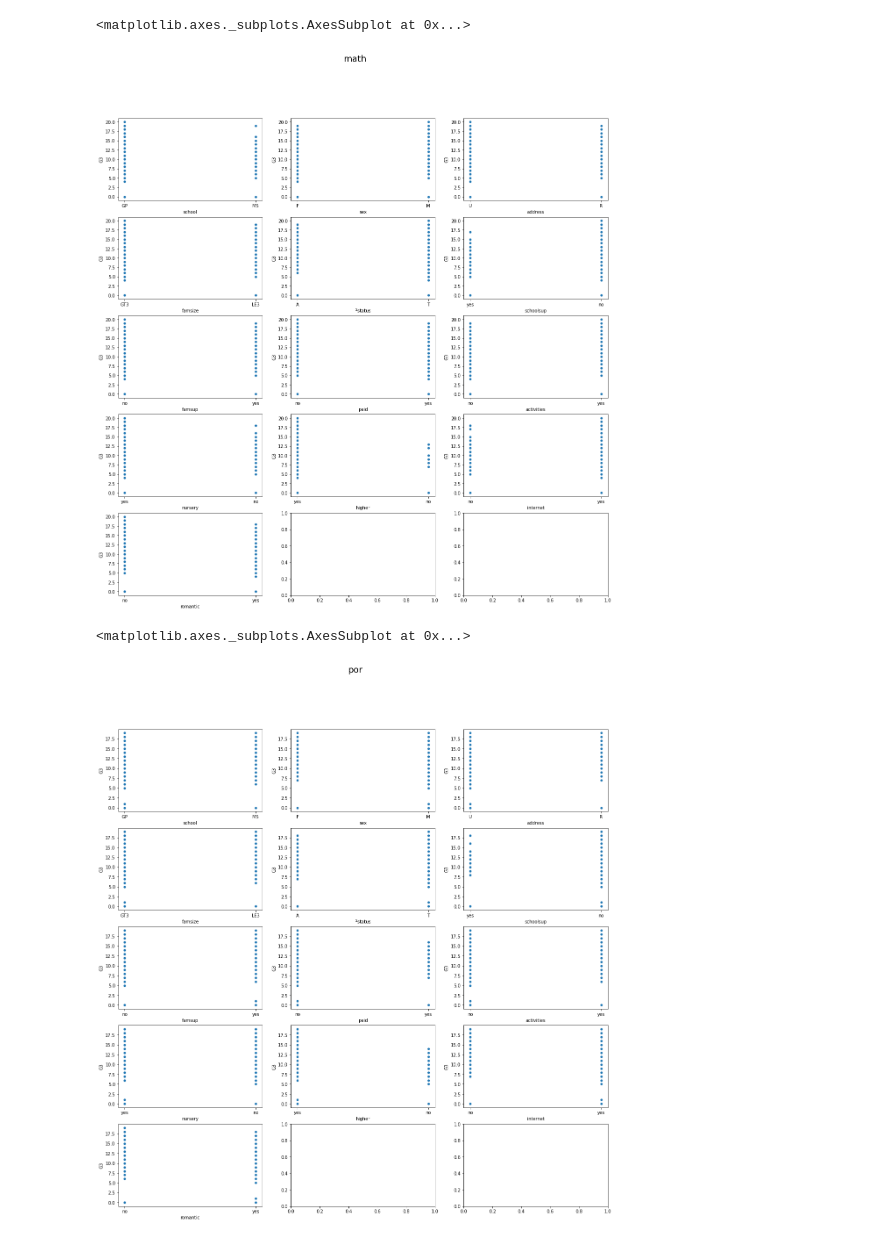
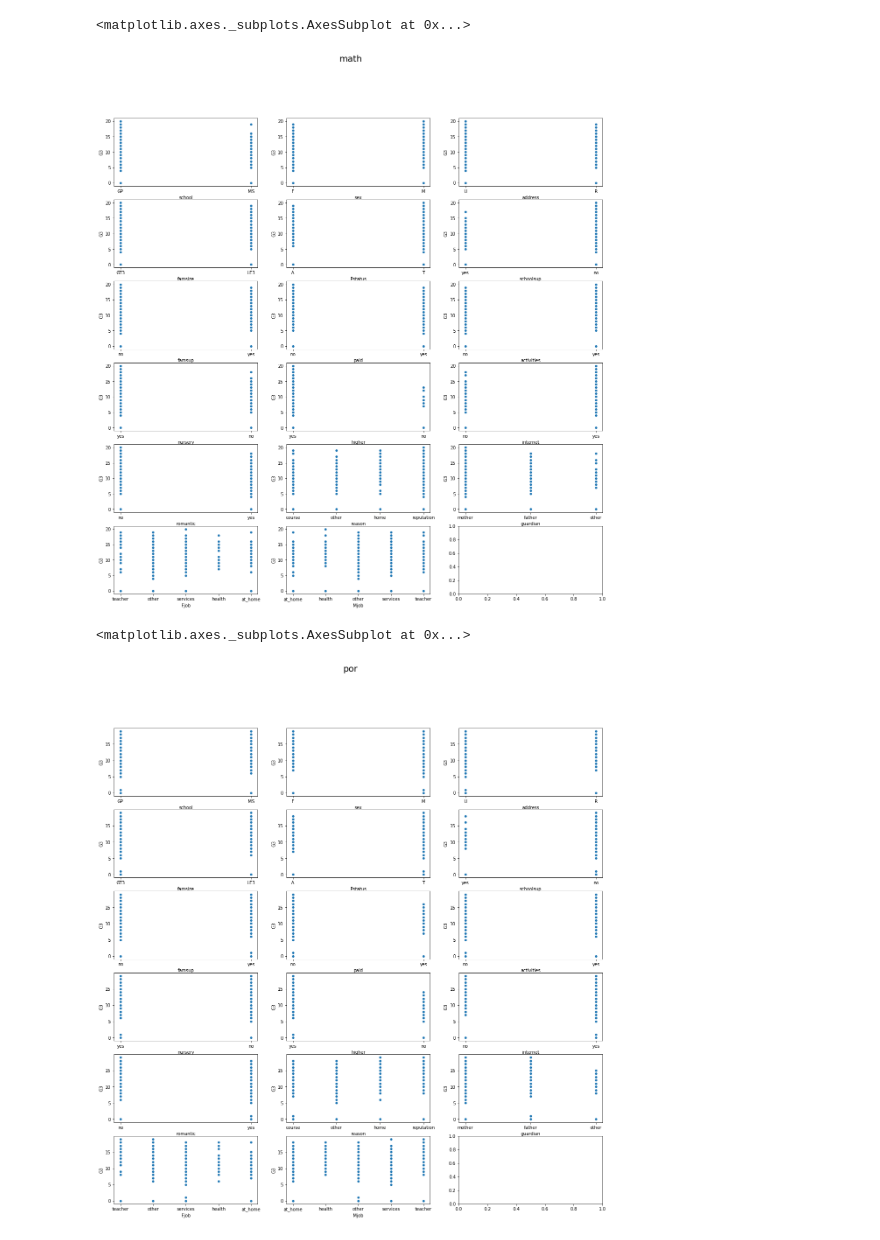
Before and after one commit to zhehaoli1999/2020-USTC-AI-Fundamental, a Jupyter notebook: supervise/data_visualization.ipynb, the cells around one changed output. Cells and saved outputs as stored; diff of their text form; code cells hidden in the pictures.

```diff
--- a/supervise/data_visualization.ipynb
+++ b/supervise/data_visualization.ipynb
@@ -43,45 +55,49 @@ sns.heatmap(data.corr(),linewidths=0.25,vmax=0.7,square=True,cmap="BuGn", #"BuGn
 # %%
 import numpy as np
 import pandas as pd
 import seaborn as sns
 import matplotlib.pyplot as plt
 
 data = pd.read_csv('/Users/bytedance/Desktop/AI/data/student/student-mat.csv', sep=';')
 
-f, axes = plt.subplots(5, 3, figsize=(20, 20))
+f, axes = plt.subplots(6, 3, figsize=(20, 20))
 f.suptitle('math', fontsize = 20)
 # total 14 binary feature
 sns.scatterplot(x = data['school'], y = data['G3'],ax=axes[0, 0])
 sns.scatterplot(x = data['sex'], y = data['G3'],ax=axes[0, 1])
 sns.scatterplot(x = data['address'], y = data['G3'],ax=axes[0, 2])
 
 sns.scatterplot(x = data['famsize'], y = data['G3'],ax=axes[1, 0])
 sns.scatterplot(x = data['Pstatus'], y = data['G3'],ax=axes[1, 1])
 sns.scatterplot(x = data['schoolsup'], y = data['G3'],ax=axes[1, 2])
 
 sns.scatterplot(x = data['famsup'], y = data['G3'],ax=axes[2, 0])
 sns.scatterplot(x = data['paid'], y = data['G3'],ax=axes[2, 1])
 sns.scatterplot(x = data['activities'], y = data['G3'],ax=axes[2, 2])
 
 sns.scatterplot(x = data['nursery'], y = data['G3'],ax=axes[3, 0])
 sns.scatterplot(x = data['higher'], y = data['G3'],ax=axes[3, 1])
 sns.scatterplot(x = data['internet'], y = data['G3'],ax=axes[3, 2])
 
 sns.scatterplot(x = data['romantic'], y = data['G3'],ax=axes[4, 0])
+sns.scatterplot(x = data['reason'], y = data['G3'],ax=axes[4, 1])
+sns.scatterplot(x = data['guardian'], y = data['G3'],ax=axes[4, 2])
+
+sns.scatterplot(x = data['Fjob'], y = data['G3'],ax=axes[5,0])
+
+sns.scatterplot(x = data['Mjob'], y = data['G3'],ax=axes[5,1])
 # %% [output]
 <matplotlib.axes._subplots.AxesSubplot at 0x...>
-[figure, old version]
+[figure, new version]
 # %%
-import numpy as np
 import pandas as pd
 import seaborn as sns
 import matplotlib.pyplot as plt
 
 data = pd.read_csv('/Users/bytedance/Desktop/AI/data/student/student-por.csv', sep=';')
 
-f, axes = plt.subplots(5, 3, figsize=(20, 20))
+f, axes = plt.subplots(6, 3, figsize=(20, 20))
 f.suptitle('por', fontsize = 20)
-
 # total 14 binary feature
 sns.scatterplot(x = data['school'], y = data['G3'],ax=axes[0, 0])
 sns.scatterplot(x = data['sex'], y = data['G3'],ax=axes[0, 1])
@@ -100,6 +116,12 @@ sns.scatterplot(x = data['higher'], y = data['G3'],ax=axes[3, 1])
 sns.scatterplot(x = data['internet'], y = data['G3'],ax=axes[3, 2])
 
 sns.scatterplot(x = data['romantic'], y = data['G3'],ax=axes[4, 0])
+sns.scatterplot(x = data['reason'], y = data['G3'],ax=axes[4, 1])
+sns.scatterplot(x = data['guardian'], y = data['G3'],ax=axes[4, 2])
+
+sns.scatterplot(x = data['Fjob'], y = data['G3'],ax=axes[5,0])
+
+sns.scatterplot(x = data['Mjob'], y = data['G3'],ax=axes[5,1])
 # %% [output]
 <matplotlib.axes._subplots.AxesSubplot at 0x...>
-[figure, old version]
+[figure, new version]
```
Also changed, not shown: parts of 2 cells of this notebook, 2 other files.
